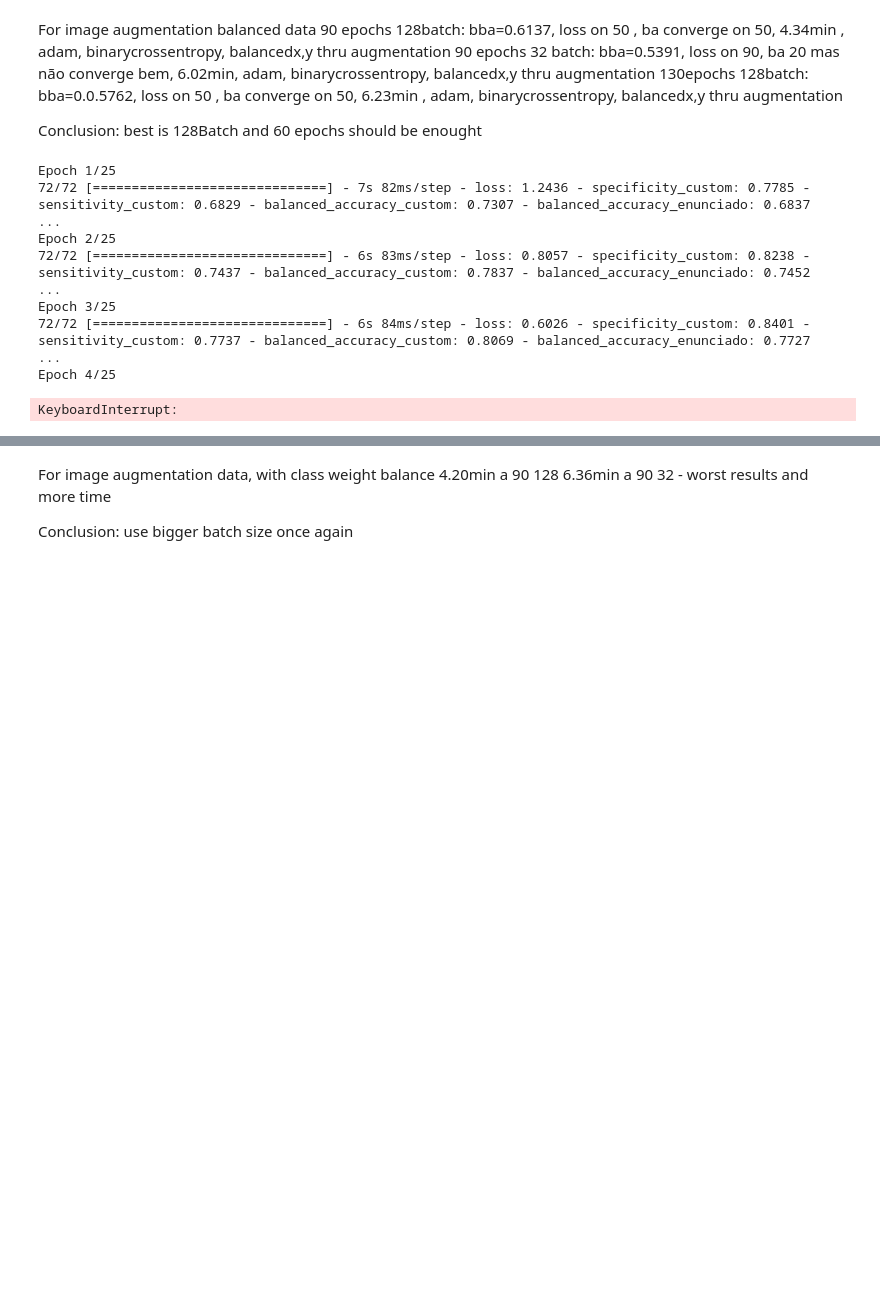
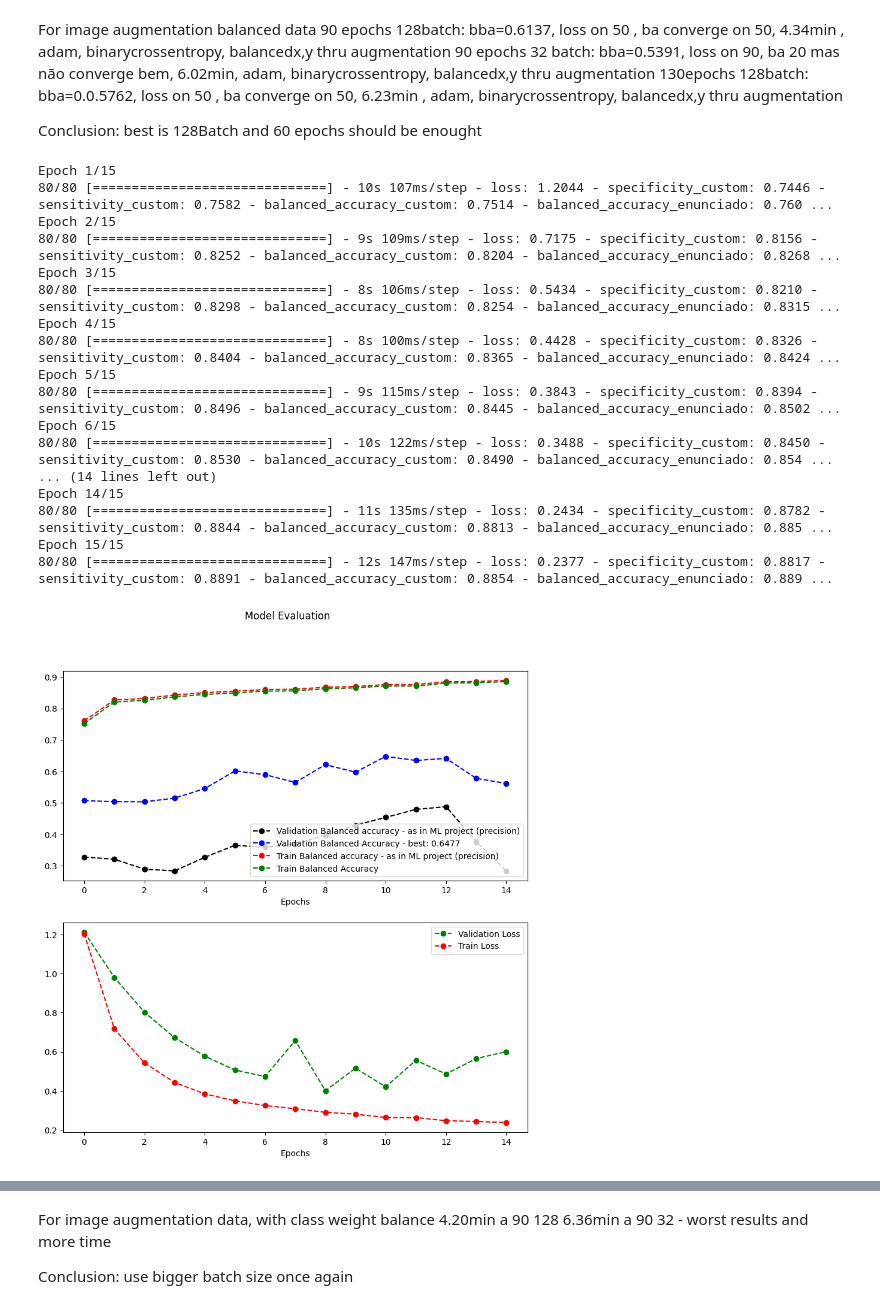
Before and after one commit to Dolfas/ML_Aaut, a Jupyter notebook: Task 5.1/ML_problem5.1 shortversion.ipynb, the cells around one changed output, grey strips where cells are left out. Cells and saved outputs as stored; diff of their text form; code cells hidden in the pictures; blank space fills up the shorter version.

```diff
--- a/Task 5.1/ML_problem5.1 shortversion.ipynb
+++ b/Task 5.1/ML_problem5.1 shortversion.ipynb
@@ -145,13 +145,23 @@ Conclusion: best is 128Batch and 60 epochs should be enought
 # %%
 #create and run model without image augmentation balanced data, with class weight balance
 
-model_balance, model_history_balance = neural_defandTrain("adam", "categorical_crossentropy",25,128, balanced_x, balanced_y,  True)
+model_balance, model_history_balance = neural_defandTrain("adam", "categorical_crossentropy",15,128, balanced_x, balanced_y,  True)
 # %% [output]
-Epoch 1/25
-72/72 [==============================] - 7s 82ms/step - loss: 1.2436 - specificity_custom: 0.7785 - sensitivity_custom: 0.6829 - balanced_accuracy_custom: 0.7307 - balanced_accuracy_enunciado: 0.6837  ...
-Epoch 2/25
-72/72 [==============================] - 6s 83ms/step - loss: 0.8057 - specificity_custom: 0.8238 - sensitivity_custom: 0.7437 - balanced_accuracy_custom: 0.7837 - balanced_accuracy_enunciado: 0.7452  ...
-Epoch 3/25
-72/72 [==============================] - 6s 84ms/step - loss: 0.6026 - specificity_custom: 0.8401 - sensitivity_custom: 0.7737 - balanced_accuracy_custom: 0.8069 - balanced_accuracy_enunciado: 0.7727  ...
-Epoch 4/25
+Epoch 1/15
+80/80 [==============================] - 10s 107ms/step - loss: 1.2044 - specificity_custom: 0.7446 - sensitivity_custom: 0.7582 - balanced_accuracy_custom: 0.7514 - balanced_accuracy_enunciado: 0.760 ...
+Epoch 2/15
+80/80 [==============================] - 9s 109ms/step - loss: 0.7175 - specificity_custom: 0.8156 - sensitivity_custom: 0.8252 - balanced_accuracy_custom: 0.8204 - balanced_accuracy_enunciado: 0.8268 ...
+Epoch 3/15
+80/80 [==============================] - 8s 106ms/step - loss: 0.5434 - specificity_custom: 0.8210 - sensitivity_custom: 0.8298 - balanced_accuracy_custom: 0.8254 - balanced_accuracy_enunciado: 0.8315 ...
+Epoch 4/15
+80/80 [==============================] - 8s 100ms/step - loss: 0.4428 - specificity_custom: 0.8326 - sensitivity_custom: 0.8404 - balanced_accuracy_custom: 0.8365 - balanced_accuracy_enunciado: 0.8424 ...
+Epoch 5/15
+80/80 [==============================] - 9s 115ms/step - loss: 0.3843 - specificity_custom: 0.8394 - sensitivity_custom: 0.8496 - balanced_accuracy_custom: 0.8445 - balanced_accuracy_enunciado: 0.8502 ...
+Epoch 6/15
+80/80 [==============================] - 10s 122ms/step - loss: 0.3488 - specificity_custom: 0.8450 - sensitivity_custom: 0.8530 - balanced_accuracy_custom: 0.8490 - balanced_accuracy_enunciado: 0.854 ...
+... (14 lines left out)
+Epoch 14/15
+80/80 [==============================] - 11s 135ms/step - loss: 0.2434 - specificity_custom: 0.8782 - sensitivity_custom: 0.8844 - balanced_accuracy_custom: 0.8813 - balanced_accuracy_enunciado: 0.885 ...
+Epoch 15/15
+80/80 [==============================] - 12s 147ms/step - loss: 0.2377 - specificity_custom: 0.8817 - sensitivity_custom: 0.8891 - balanced_accuracy_custom: 0.8854 - balanced_accuracy_enunciado: 0.889 ...
-KeyboardInterrupt:
+[figure, added]
```
Also changed, not shown: parts of 4 cells of this notebook, 2 other files.
